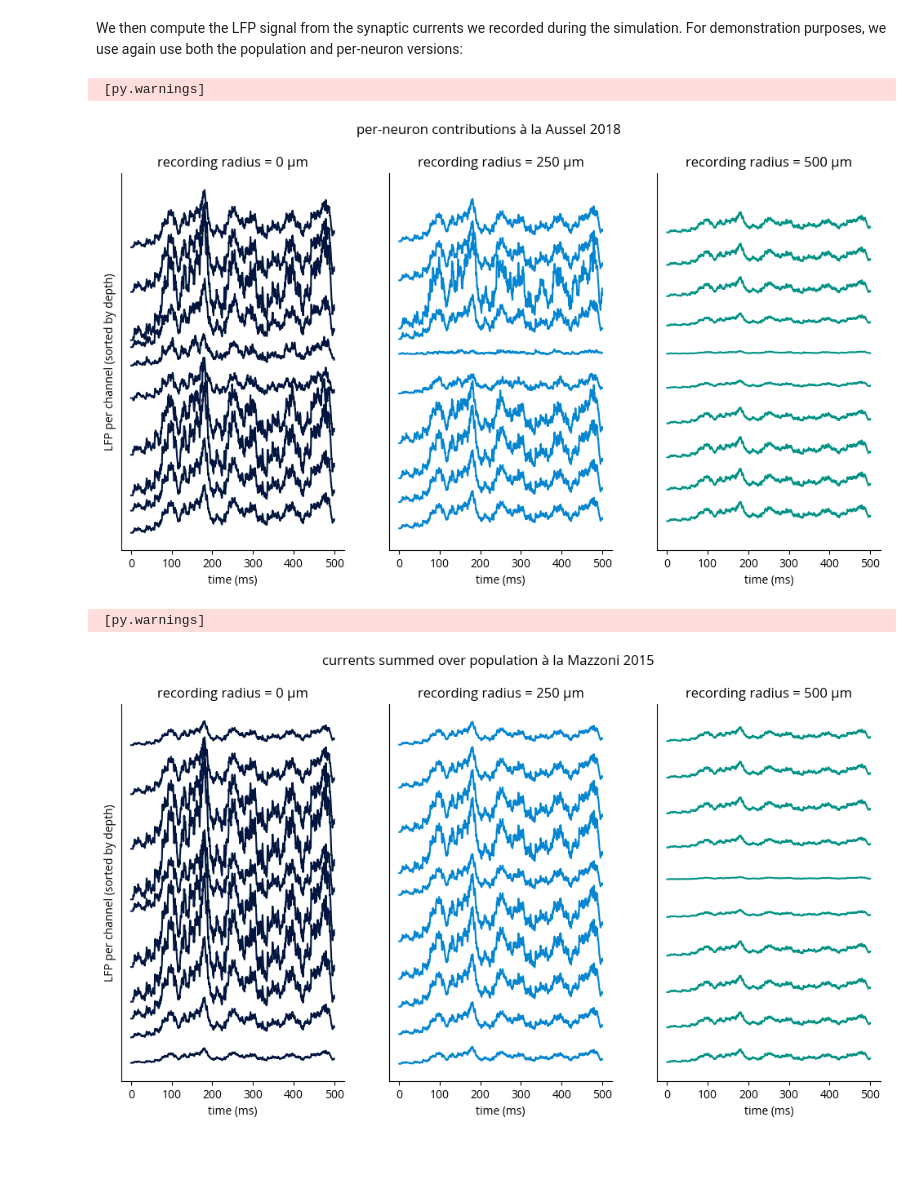
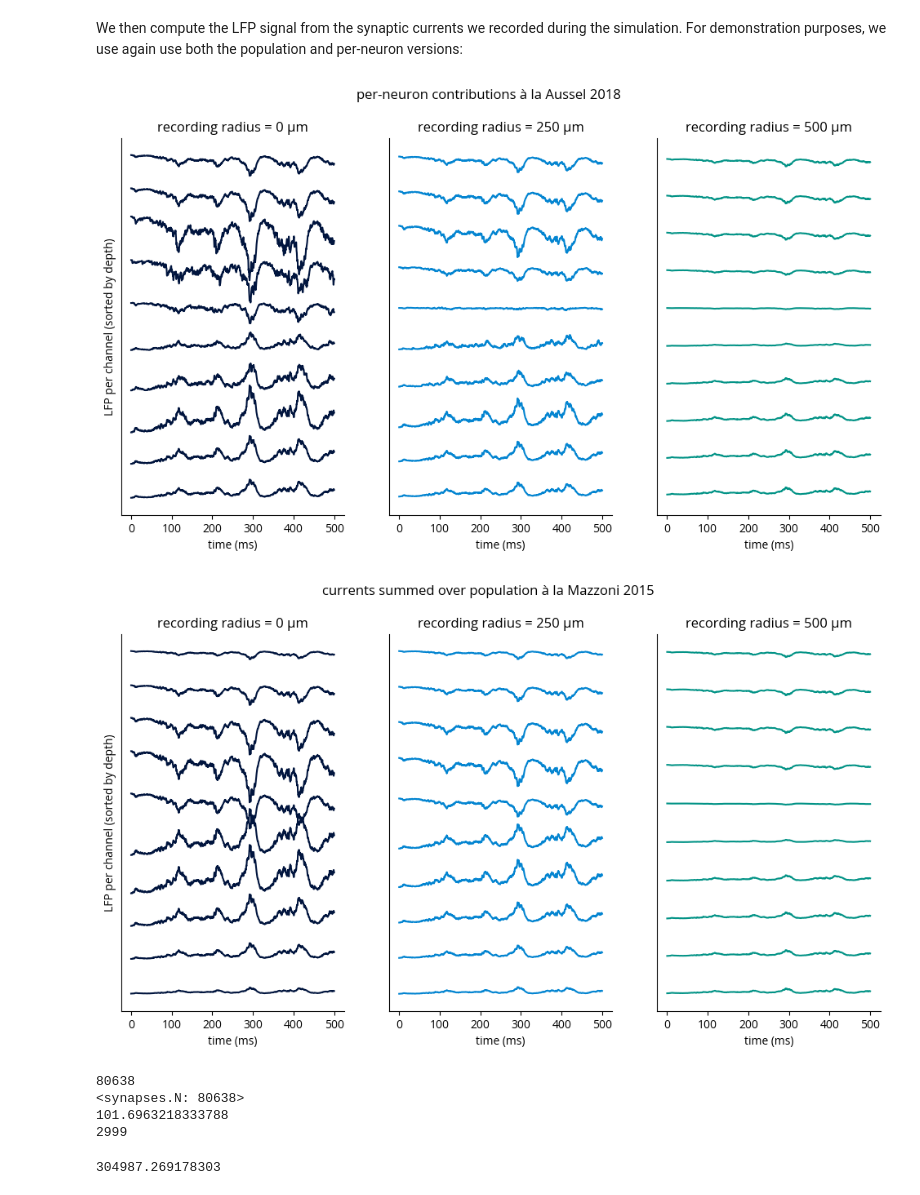
Before and after one commit to Sensory-Information-Processing-Lab/tklfp, a Jupyter notebook: notebooks/demo.ipynb, the cells around one changed output. Cells and saved outputs as stored; diff of their text form; code cells hidden in the pictures; blank space fills up the shorter version.

Commit message:
progress on spike computation

```diff
--- a/notebooks/demo.ipynb
+++ b/notebooks/demo.ipynb
@@ -285,5 +153,4 @@ Let's give our neurons coordinates in space and choose recording sites:
 # %%
-rng = np.random.default_rng()
-neuron_coords = rng.uniform(-250, 250, (N_Excit + N_Inhib, 3))
-neuron_coords[:5]
+exc_coords = rng.uniform(-250, 250, (N_excit, 3))
+exc_coords[:5]
 # %% [output]
@@ -302,8 +178,19 @@ elec_coords.shape
 # %%
+from mpl_toolkits.mplot3d.art3d import Line3DCollection
+
 fig = plt.figure()
 ax = fig.add_subplot(projection="3d")
-ax.scatter(*neuron_coords[:N_Excit].T, marker="^", color="xkcd:tomato", label="exc")
-ax.scatter(*neuron_coords[N_Excit:].T, marker="*", color="xkcd:cerulean", label="inh")
+apex_coords = exc_coords + [0, 0, 250]
+ax.scatter(*exc_coords.T, marker="^", color=c_exc, label="somata", alpha=0.3, s=10)
+apical_dendrites = np.stack([exc_coords, apex_coords], axis=1)
+assert apical_dendrites.shape == (N_excit, 2, 3)
+
+# The most efficient way to plot multiple lines at once:
+lines = Line3DCollection(
+    apical_dendrites, color=c_exc, alpha=0.3, label="apical dendrites", linewidth=0.5
+)
+ax.add_collection(lines)
+
 ax.scatter(
     *elec_coords.T, marker="x", alpha=1, s=50, color="xkcd:charcoal", label="electrodes"
 )
@@ -327,10 +214,10 @@ For a detailed comparison, see [`amplitude_comparison.ipynb`](./amplitude_compar
 import wslfp
 
 wslfp_computer = wslfp.WSLFP.from_xyz_coords(
-    elec_coords, neuron_coords, amp_func=wslfp.amplitude.aussel18
+    elec_coords, exc_coords, amp_func=wslfp.amplitude.aussel18
 )
 wslfp_computer_pop = wslfp.WSLFP.from_xyz_coords(
-    elec_coords, [0, 0, 0], amp_func=wslfp.amplitude.mazzoni15
+    elec_coords, exc_coords.mean(axis=0), amp_func=wslfp.amplitude.mazzoni15
 )
 # %% [markdown]
 We then compute the LFP signal from the synaptic currents we recorded during the simulation.
@@ -338,45 +225,55 @@ For demonstration purposes, we use again use both the population and per-neuron
 # %%
 t_ms = current_monitor.t / b2.ms
 lfp = wslfp_computer.compute(
-    t_ms, current_monitor.I_ampa.T, t_ms, current_monitor.I_gaba.T, t_ms
+    t_ms, t_ms, current_monitor.I_ampa.T, t_ms, current_monitor.I_gaba.T
 )
-# %% [output]
- [py.warnings]
 # %%
 def plot_lfp(lfp, title=None):
     n_shanks = 3
     n_contacts_per_shank = 10
     fig, axs = plt.subplots(1, n_shanks, sharey=True, figsize=(12, 6))
     for i, color, r_rec, ax in zip(
         range(n_shanks), ["xkcd:navy", "xkcd:cerulean", "xkcd:teal"], rec_radii, axs
     ):
         lfp_for_shank = lfp[
             :, i * n_contacts_per_shank : (i + 1) * n_contacts_per_shank
         ]
         ax.plot(
             t_ms,
-            lfp_for_shank + np.arange(n_contacts_per_shank) * np.quantile(lfp, 0.99),
+            lfp_for_shank + np.arange(n_contacts_per_shank) * 1.1 * np.abs(lfp.max()),
             c=color,
         )
         ax.set(xlabel="time (ms)", yticks=[], title=f"recording radius = {r_rec} µm")
 
     axs[0].set(ylabel="LFP per channel (sorted by depth)")
     if title:
         fig.suptitle(title)
 
 
 plot_lfp(lfp, "per-neuron contributions à la Aussel 2018")
 # %% [output]
-[figure, old version]
+[figure, new version]
 # %%
 lfp_pop = wslfp_computer_pop.compute(
+    t_ms,
     t_ms,
     current_monitor.I_ampa.sum(axis=0),
     t_ms,
     current_monitor.I_gaba.sum(axis=0),
-    t_ms,
 )
 plot_lfp(lfp_pop, title="currents summed over population à la Mazzoni 2015")
 # %% [output]
- [py.warnings]
-[figure, old version]
+[figure, new version]
+# %%
+print(len(exc_synapses.j))
+print(exc_synapses.N)
+# we have as many synapses as expected. Is the number of spikes right?
+print(np.mean(exc_synapses.N_outgoing))
+print(len(t_spk_exc))
+len(t_spk_exc) * np.mean(exc_synapses.N_outgoing)
+# %% [output]
+80638
+<synapses.N: 80638>
+101.6963218333788
+2999
+304987.269178303
```
Also changed, not shown: parts of 21 cells of this notebook, 6 other files.
